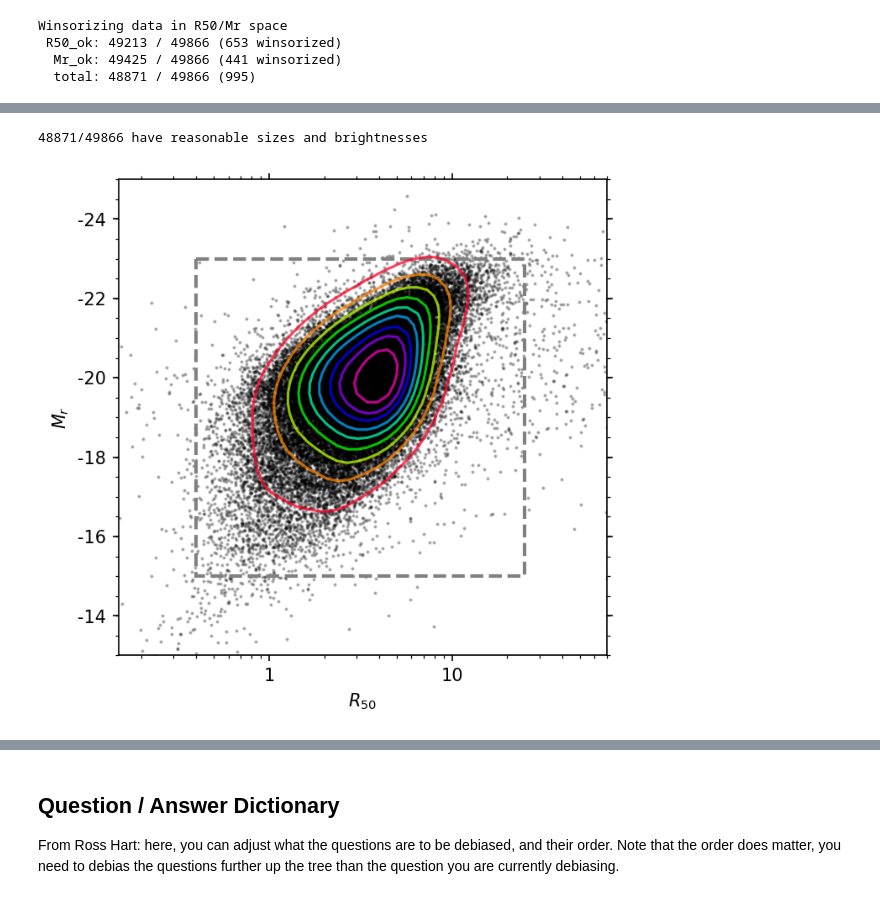
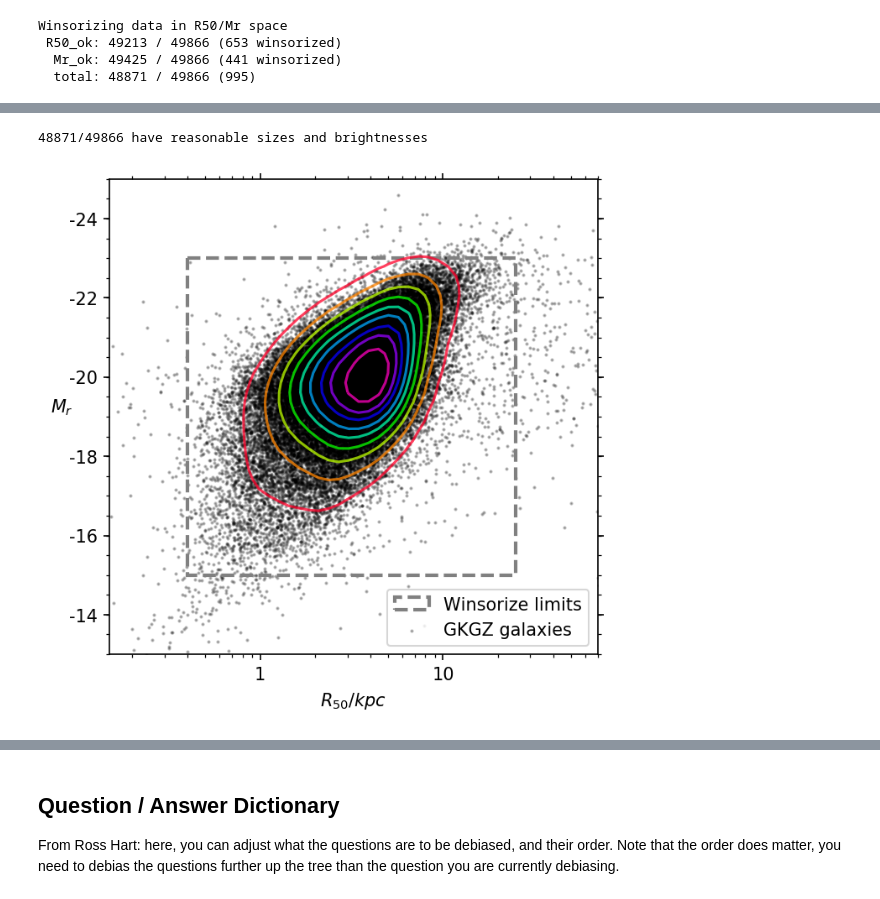
Before and after one commit to leeskelvin/gamakidsgz, a Jupyter notebook: outputs/debiasing/debiasing.ipynb, the cells around one changed output, grey strips where cells are left out. Saved outputs shown, nothing was run; the diff lists cells and outputs as text; code cells hidden in the pictures.

```diff
--- a/outputs/debiasing/debiasing.ipynb
+++ b/outputs/debiasing/debiasing.ipynb
@@ -49,9 +49,13 @@ Notebook start time:
 Here we define parameters which will be used throughout the remainder of this notebook.
 # %%
 # primary output files (original: gz_gama_2018-02-25_debiased.fits)
-gkgzdebiased = '../gkgz-debiased.fits'
-gkgzdistp05 = 'gkgz-distp05.png'
-gkgzdistall = 'gkgz-distall.png'
+cat_deb = '../gkgz-debiased.fits'
+plot_sizehist = 'sizehist.png'
+plot_absmaghist = 'absmaghist.png'
+plot_absmagsize = 'absmagsize.png'
+plot_absmagredshift = 'absmagredshift.png'
+plot_votefrac = 'votefrac.png'
+plot_votedist = 'votedist.png'
 
 # setup output directory (if SAVE is True)
 outdir = 'output_files/'
@@ -65,6 +69,7 @@ log_fv_range = (-1.5,0.01)
 total_suffix = '_clean_total'
 input_frac_suffix = '_clean_frac'
 output_frac_suffix = '_deb_frac'
+output_priorsample_suffix = '_deb_psamp'
 
 # data column names
 Mr_column = 'absmag_r'
@@ -89,6 +94,10 @@ R50lo = 0.4
 R50hi = 25
 Mrlo = -23
 Mrhi = -15
+
+# prior p cut values
+p_cut = 0.5
+N_cut = 5
 # %% [markdown]
 ## Read in Data, Initial Setup
 
@@ -276,36 +362,40 @@ X, Y, Z, L = kde2d(R50, Mr,
 # %%
 # GAMA R50/Mr analysis plot
 print(f'{data_ok.sum()}/{len(data_ok)} have reasonable sizes and '
       f'brightnesses')
 fig = plt.figure(figsize=(5,5), dpi=150)
 ax = plt.subplot(111)
 ax.minorticks_on()
 ax.tick_params(axis='x', which='both', bottom=True, top=True)
 ax.tick_params(axis='y', which='both', left=True, right=True)
 ax.yaxis.set_minor_locator(matplotlib.ticker.MultipleLocator(0.5))
-ax.scatter(R50, Mr, color='k', s=1, alpha=0.25)
+ax.scatter(R50, Mr, color='k', s=1, alpha=0.25,
+           label='GKGZ galaxies')
 ax.contour(X, Y, Z, levels=L, cmap='gist_rainbow', alpha=0.75)
 rect = matplotlib.patches.Rectangle((R50lo,Mrlo),
                                     R50hi-R50lo,
                                     Mrhi-Mrlo,
                                     linewidth=2,
                                     edgecolor='grey',
                                     facecolor='none',
-                                    linestyle='--',)
+                                    linestyle='--',
+                                    label='Winsorize limits',)
 ax.add_patch(rect)
 ax.set_xscale('log')
 ax.set_xlim(0.15, 70)
 ax.set_ylim(-13, -25)
 fmt = matplotlib.ticker.FuncFormatter(lambda y, _: '{:g}'.format(y))
 ax.xaxis.set_major_formatter(fmt)
 ax.yaxis.set_major_formatter(fmt)
-ax.set_xlabel('$R_{50}$')
-ax.set_ylabel('$M_r$')
+ax.set_xlabel('$R_{50} / kpc$')
+ax.set_ylabel('$M_r$', rotation=0)
+plt.legend(loc='lower right')
+plt.savefig(plot_absmagsize)
 plt.show()
 plt.close()
 # %% [output]
 48871/49866 have reasonable sizes and brightnesses
-[figure, old version]
+[figure, new version]
 # %%
 # primary data redshift-magnitude diagram
 zs = np.linspace(0.01,
```
Also changed, not shown: parts of 27 cells of this notebook, 7 other files.
